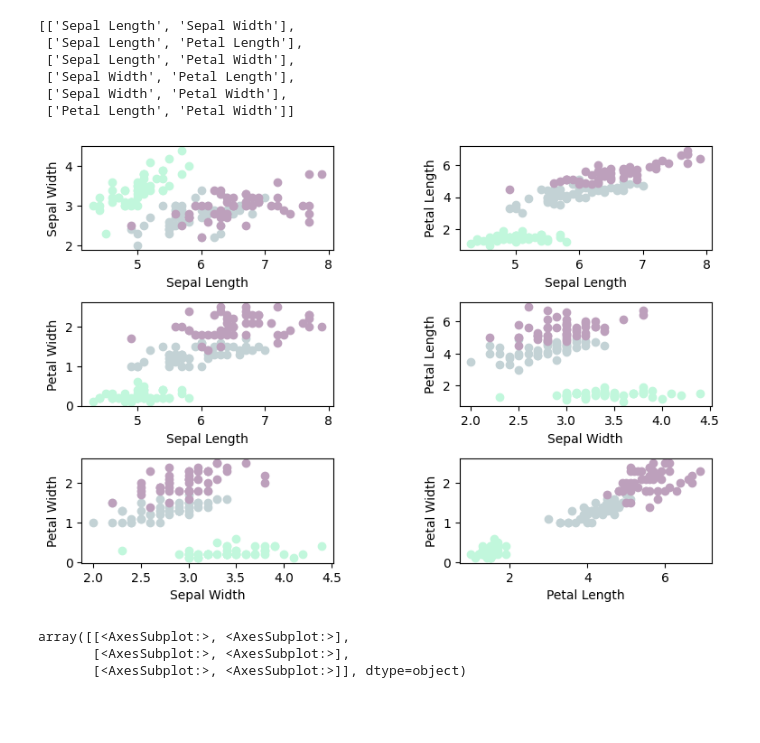
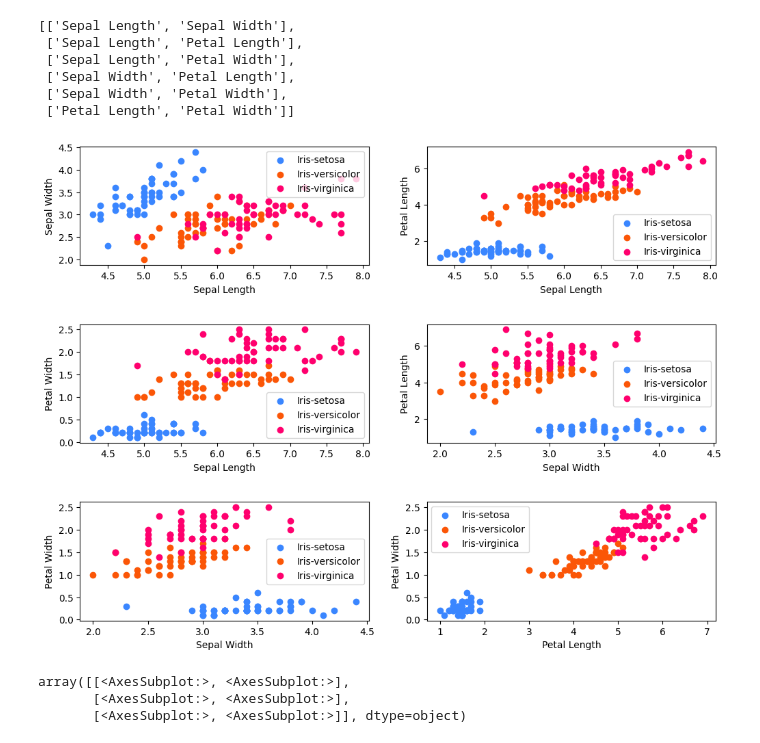
Before and after one commit to a2htray/code-notebook, a Jupyter notebook: Python/Matplotlib/scatter/iris_grouping.ipynb, the cells around one changed output. Saved outputs shown, nothing was run; the diff lists cells and outputs as text; code cells hidden in the pictures; blank space fills up the shorter version.

```diff
--- a/Python/Matplotlib/scatter/iris_grouping.ipynb
+++ b/Python/Matplotlib/scatter/iris_grouping.ipynb
@@ -35,20 +35,22 @@ pick_xy_labels(feature_names)
  ['Sepal Width', 'Petal Width'],
  ['Petal Length', 'Petal Width']]
 # %%
-fig = plt.figure(figsize=(9, 6))
-fig.subplots_adjust(wspace=0.5, hspace=0.5)
+fig = plt.figure(figsize=(12, 9))
+fig.subplots_adjust(wspace=0.2, hspace=0.5)
 axes = fig.subplots(3, 2)
 
-colors = ['#C1F7DC', '#C3D2D5', '#BDA0BC']
+colors = ['#3A86FF', '#FB5607', '#FF006E']
 
 for i, xy_labels in enumerate(pick_xy_labels(feature_names)):
     for j, label in enumerate(iris_df['Class'].unique()):
         plot_df = iris_df[iris_df['Class']==label]
         axes[i//2][i%2].set_xlabel(xy_labels[0])
         axes[i//2][i%2].set_ylabel(xy_labels[1])
         axes[i//2][i%2].scatter(plot_df[xy_labels[0]], plot_df[xy_labels[1]], c=colors[j], label=label)
+
+    axes[i//2][i%2].legend()
 # %% [output]
-[figure, old version]
+[figure, new version]
 # %%
 axes
 # %% [output]
```
